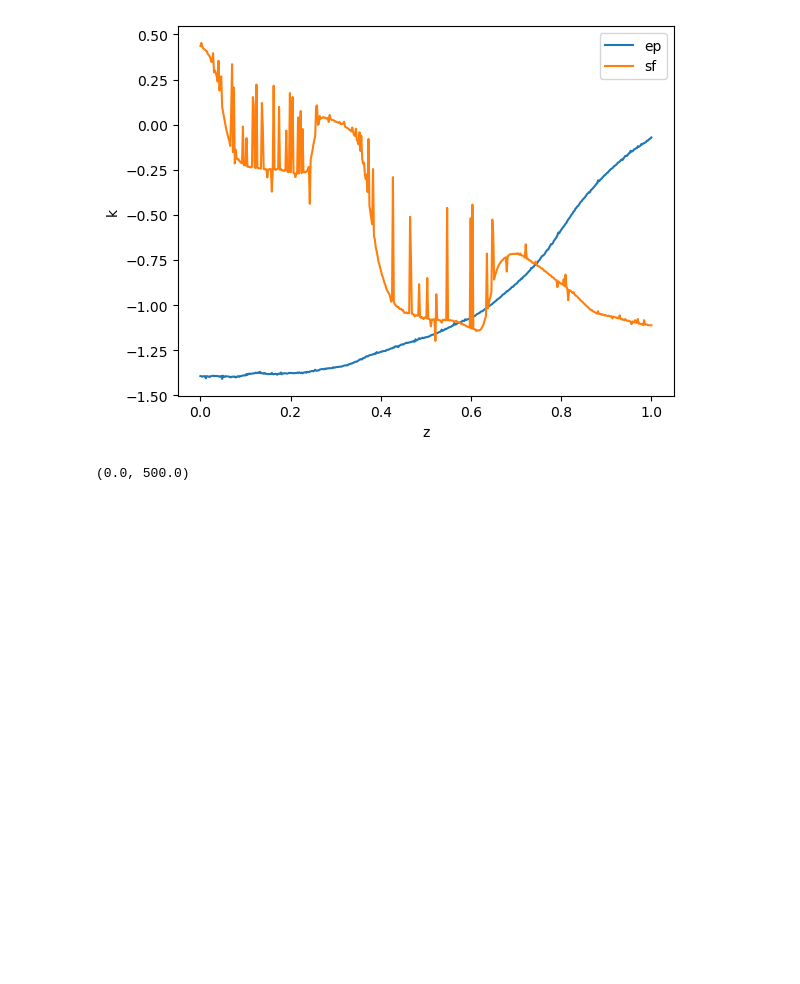
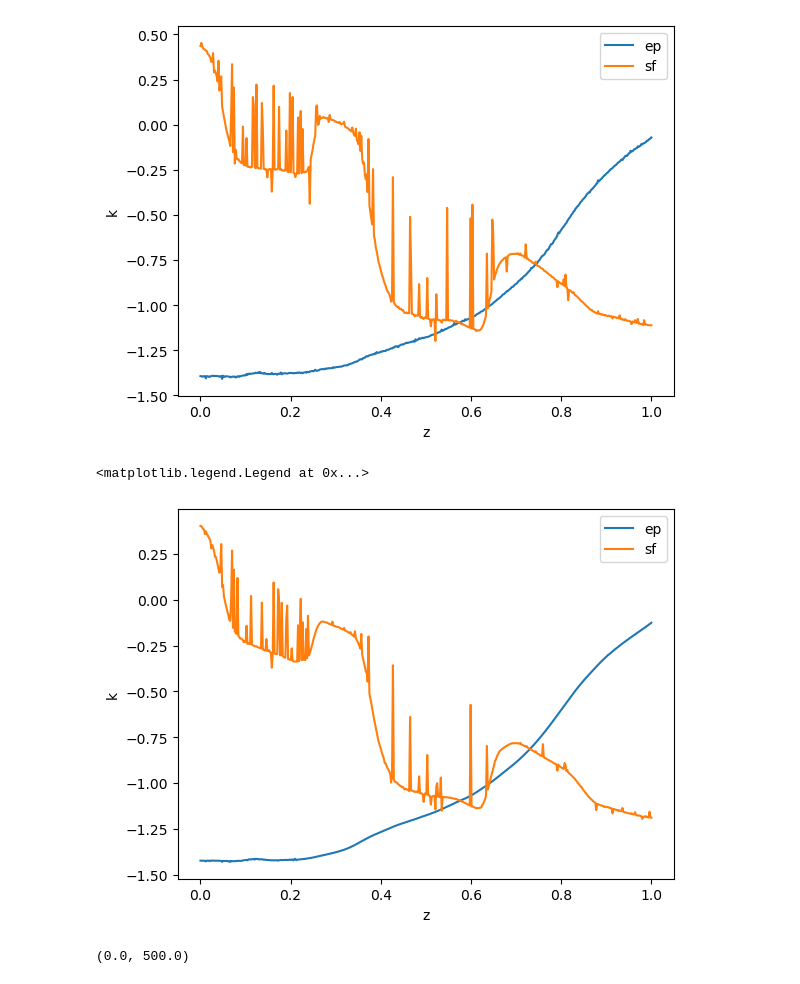
Before and after one commit to AutumnPearce/galaxies2025, a Jupyter notebook: hw2.ipynb, the cells around one changed output. Cells and saved outputs as stored; diff of their text form; code cells hidden in the pictures; blank space fills up the shorter version.

```diff
--- a/hw2.ipynb
+++ b/hw2.ipynb
@@ -257,7 +257,7 @@ def get_m(filter_df, gxy_df, z_gxy, z):
 
     # adjust gxy_df to match this redshift
     gxy_df["lambd_rest"] = gxy_df["lambd"] / (1+z_gxy) # de-redshift the lambdas
-    gxy_df["f_lambd_rest"] = gxy_df["f_lambd"] * (1+z_gxy) * 1e17 # de-redshift the f_lambda
+    gxy_df["f_lambd_rest"] = gxy_df["model"] * (1+z_gxy) * 1e17 # de-redshift the f_lambda
     # (^ use model to avoid integration/interpolation issues)
     gxy_df["lambd"] = gxy_df["lambd_rest"] * (1+z) # re-redshift (to z) the lambds
     gxy_df["f_lambd"] = gxy_df["f_lambd_rest"] / (1+z) # re-redshift (to z) the f_lambds
@@ -327,6 +327,15 @@ plt.legend()
 # %% [output]
 <matplotlib.legend.Legend at 0x...>
 [figure]
+# %%
+plt.plot(zs, ks_ep, label='ep')
+plt.plot(zs, ks_sf, label='sf')
+plt.xlabel("z")
+plt.ylabel("k")
+plt.legend()
+# %% [output]
+<matplotlib.legend.Legend at 0x...>
+[figure, added]
 # %%
 plt.plot(ep_gxy['lambd'], ep_gxy['f_lambd']*1e17)
 plt.plot(ep_gxy['lambd'], ep_gxy['model'])
```
